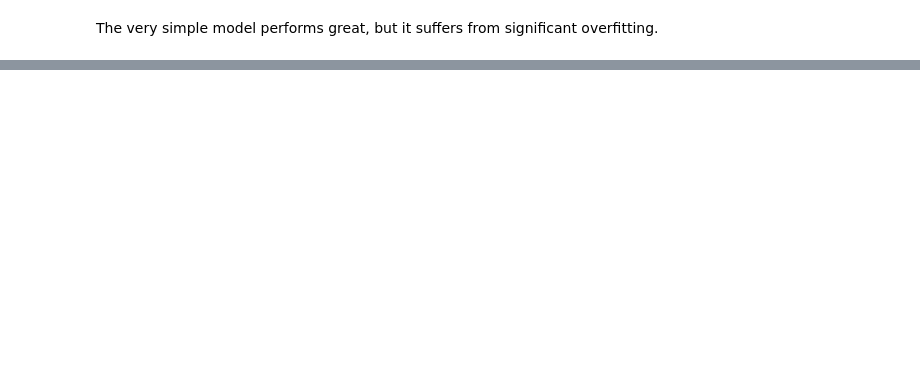
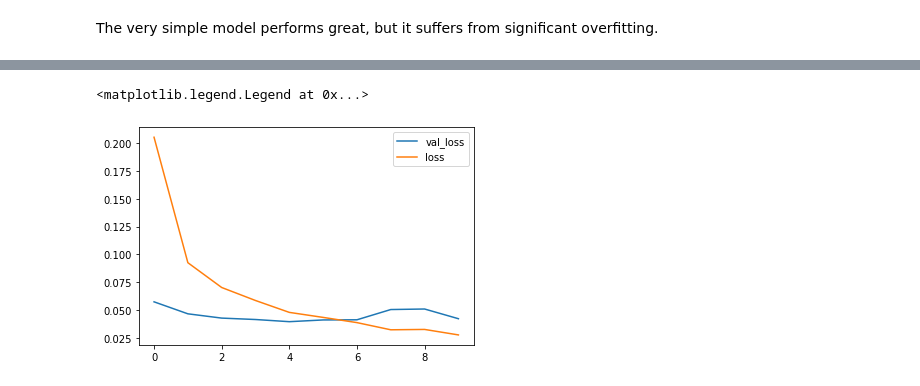
Before and after one commit to NiBa97/mnist-cnn, a Jupyter notebook: main.ipynb, the cells around one changed output, grey strips where cells are left out. Drawn from its saved outputs; the diff is of its cells as text; code cells hidden in the pictures; blank space fills up the shorter version.

Commit message:
Trying to target the overfitting

```diff
--- a/main.ipynb
+++ b/main.ipynb
@@ -90,0 +152,20 @@ The very simple model performs great, but it suffers from significant overfittin
+# %%
+#adding a dropout layer to target the overfitting
+model = models.Sequential()
+model.add(layers.Conv2D(32, (7,7), activation='relu', input_shape=(28, 28,1)))
+model.add(layers.Flatten())
+model.add(layers.Dropout(0.3))
+model.add(layers.Dense(20))
+model.add(layers.Dropout(0.3))
+model.add(layers.Dense(10, activation="softmax"))
+
+model.compile(loss="categorical_crossentropy",optimizer="adam", metrics=["accuracy"])
+
+history = model.fit(X_train, y_train, epochs=10, validation_split=0.1, verbose=0)
+score = model.evaluate(X_test, y_test, verbose=0)
+print("Test loss:", score[0])
+print("Test accuracy:", score[1])
+plt.plot(history.history["val_loss"], label ="val_loss")
+plt.plot(history.history["loss"], label="loss")
+plt.legend()
+# %% [output]
@@ -90,0 +174,2 @@ The very simple model performs great, but it suffers from significant overfittin
+<matplotlib.legend.Legend at 0x...>
+[figure, added]
```
Also changed, not shown: parts of 13 cells of this notebook.
